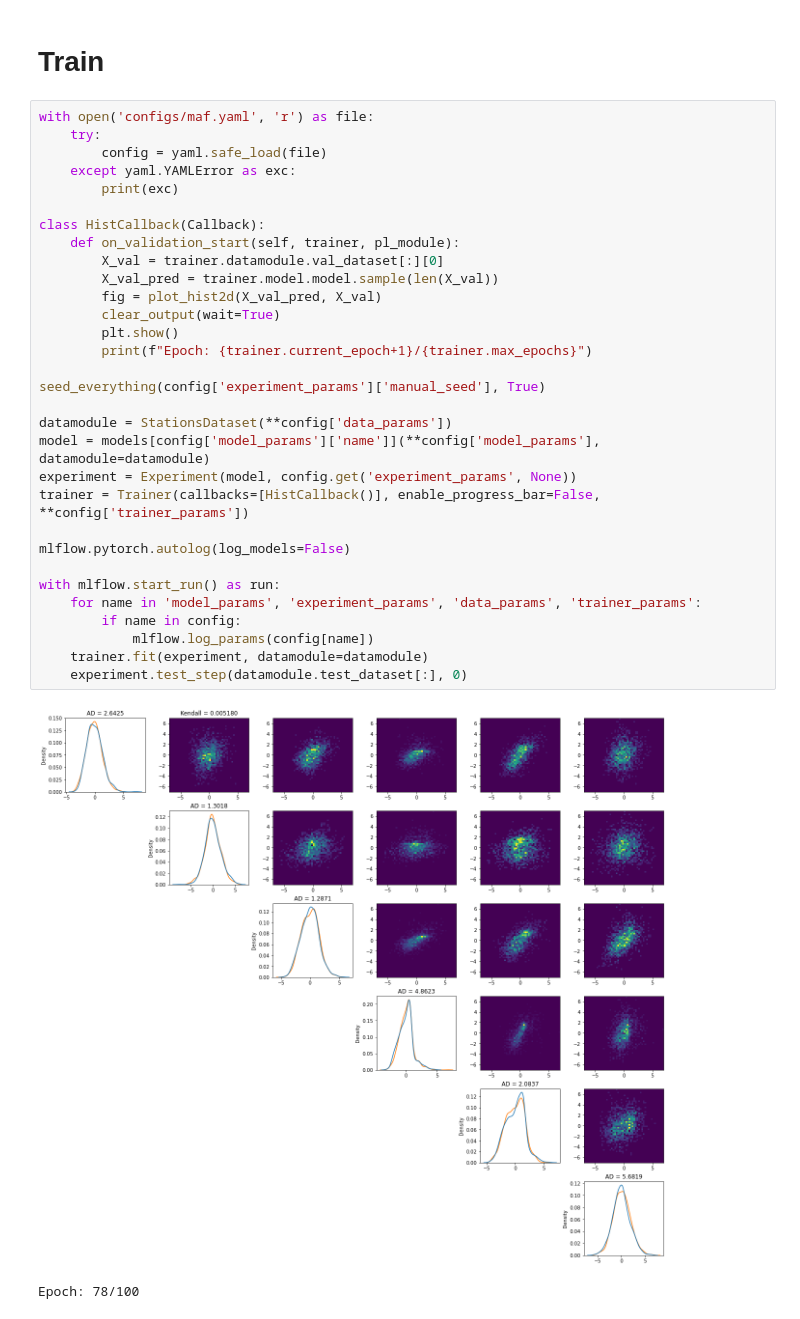
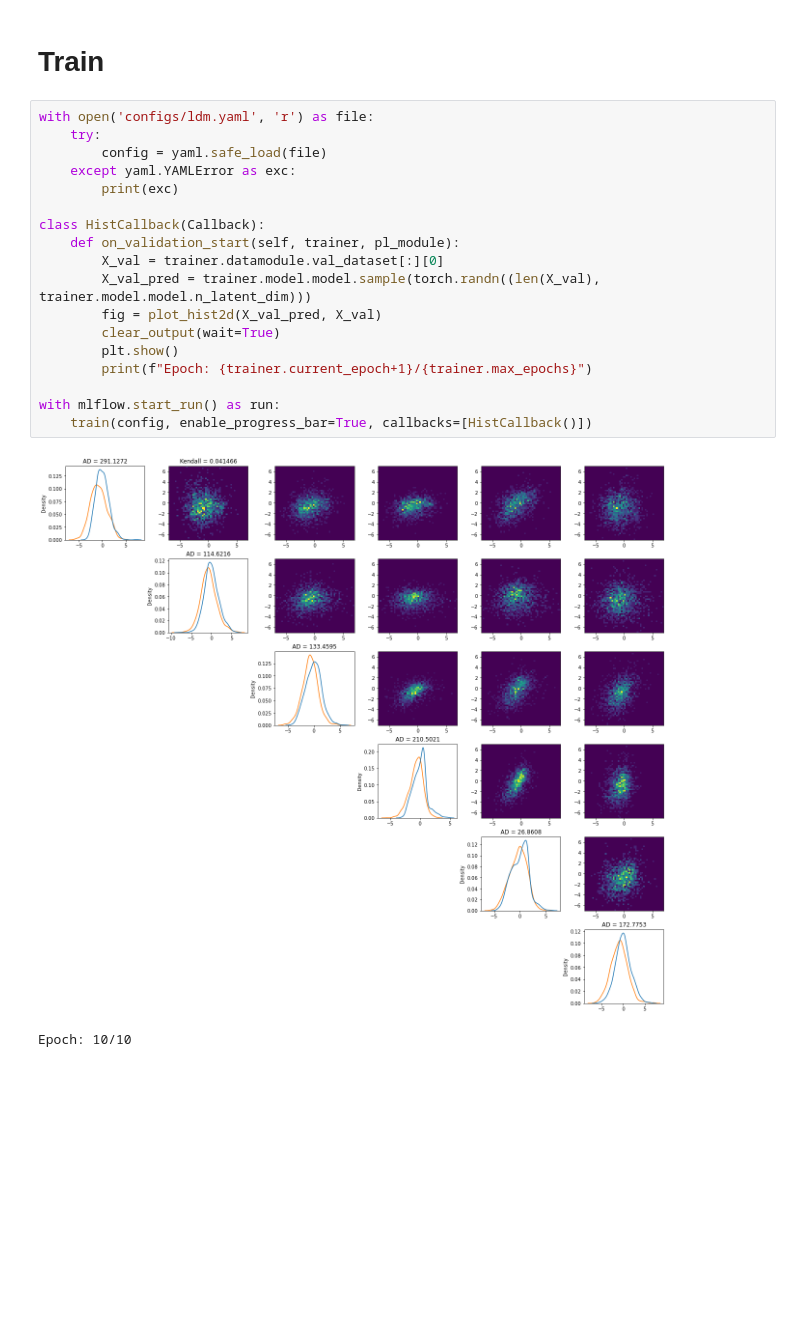
Before and after one commit to saschagaudlitz/Flash, a Jupyter notebook: train.ipynb, the cells around one changed output. Saved outputs shown, nothing was run; the diff lists cells and outputs as text; blank space fills up the shorter version.

```diff
--- a/train.ipynb
+++ b/train.ipynb
@@ -54,36 +52,23 @@ for i in range(6):
 # %% [markdown]
 # Train
 # %%
-with open('configs/maf.yaml', 'r') as file:
+with open('configs/ldm.yaml', 'r') as file:
     try:
         config = yaml.safe_load(file)
     except yaml.YAMLError as exc:
         print(exc)
 
 class HistCallback(Callback):
     def on_validation_start(self, trainer, pl_module):
         X_val = trainer.datamodule.val_dataset[:][0]
-        X_val_pred = trainer.model.model.sample(len(X_val))
+        X_val_pred = trainer.model.model.sample(torch.randn((len(X_val), trainer.model.model.n_latent_dim)))
         fig = plot_hist2d(X_val_pred, X_val)
         clear_output(wait=True)
         plt.show()
         print(f"Epoch: {trainer.current_epoch+1}/{trainer.max_epochs}")
 
-seed_everything(config['experiment_params']['manual_seed'], True)
-
-datamodule = StationsDataset(**config['data_params'])
-model = models[config['model_params']['name']](**config['model_params'], datamodule=datamodule)
-experiment = Experiment(model, config.get('experiment_params', None))
-trainer = Trainer(callbacks=[HistCallback()], enable_progress_bar=False, **config['trainer_params'])
-
-mlflow.pytorch.autolog(log_models=False)
-
 with mlflow.start_run() as run:
-    for name in 'model_params', 'experiment_params', 'data_params', 'trainer_params':
-        if name in config:
-            mlflow.log_params(config[name])
-    trainer.fit(experiment, datamodule=datamodule)
-    experiment.test_step(datamodule.test_dataset[:], 0)
+    train(config, enable_progress_bar=True, callbacks=[HistCallback()])
 # %% [output]
-[figure, old version]
+[figure, new version]
-Epoch: 78/100
+Epoch: 10/10
```
Also changed, not shown: parts of 3 cells of this notebook, 13 other files.
